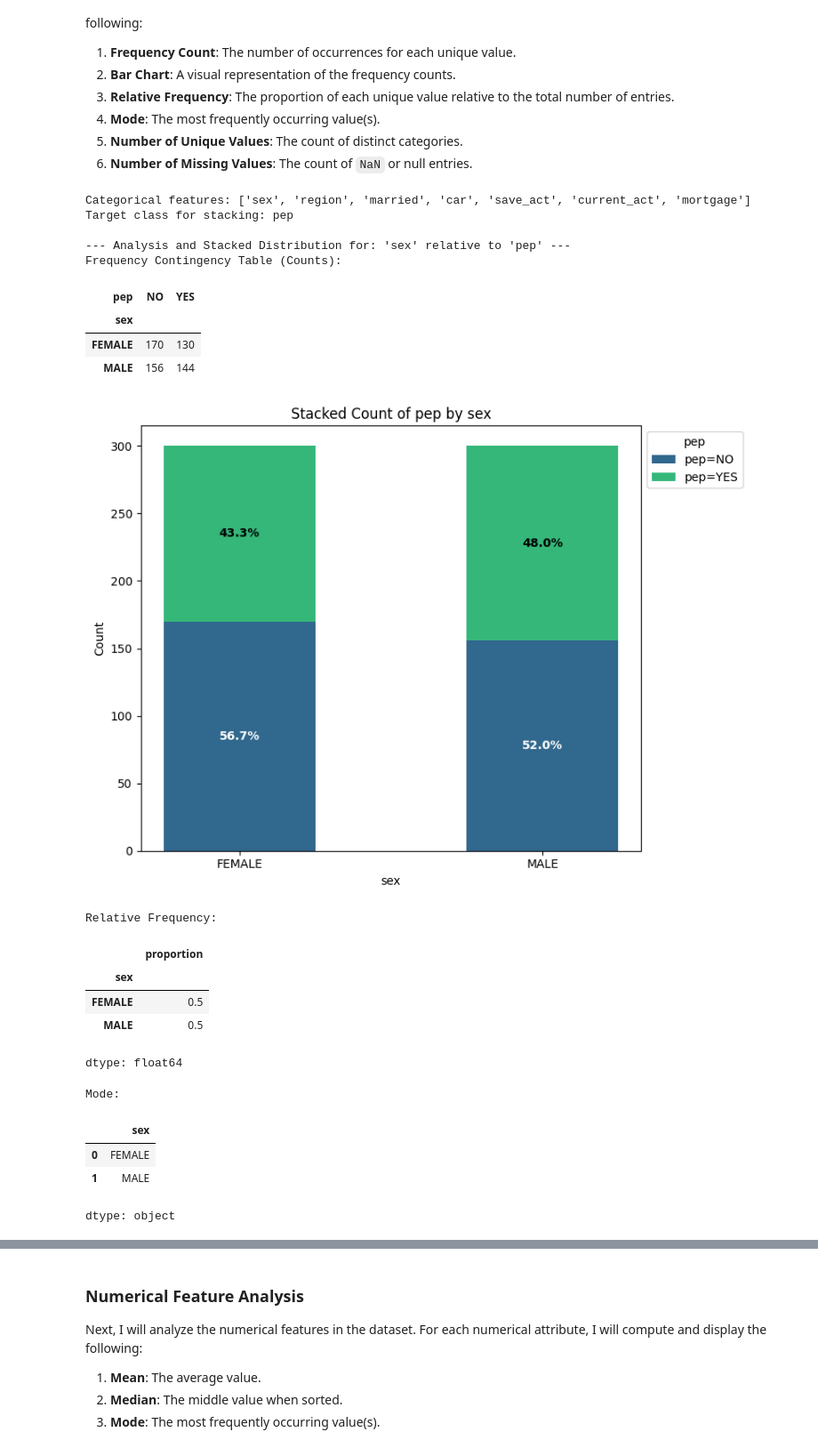
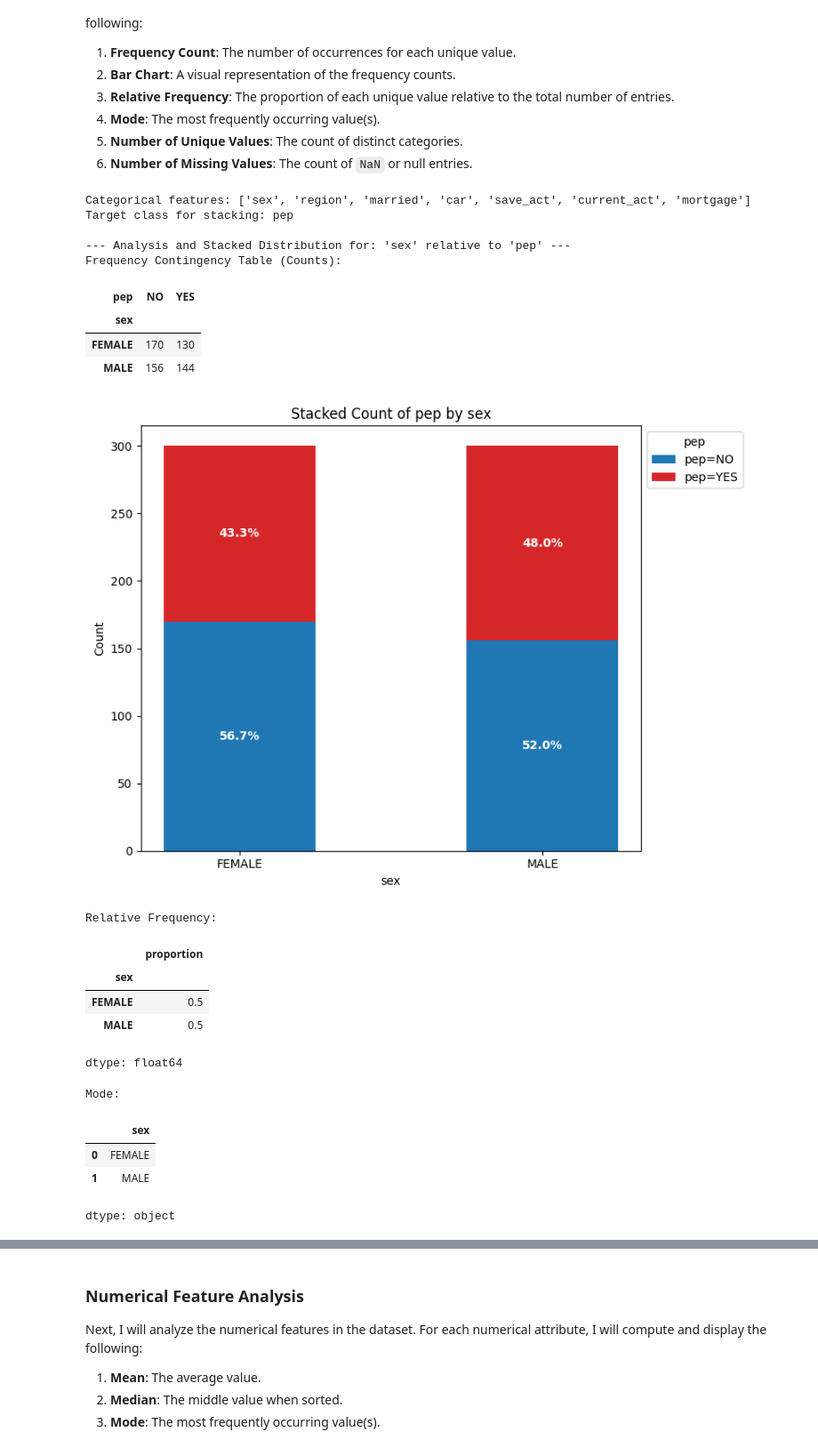
Before and after one commit to matteogolfarelli/DataCentricAI, a Jupyter notebook: Data Understanding/Statistical_Summary - Univariate.ipynb, the cells around one changed output, grey strips where cells are left out. Shown at 89% size. Cells and saved outputs as stored; diff of their text form; code cells hidden in the pictures.

```diff
--- a/Data Understanding/Statistical_Summary - Univariate.ipynb
+++ b/Data Understanding/Statistical_Summary - Univariate.ipynb
@@ -73,6 +73,10 @@ target_col = 'pep'
 
 print(f"Categorical features: {categorical_cols}")
 print(f"Target class for stacking: {target_col}")
+
+# Define custom red and blue color palette
+# Using Blue for NO and Red for YES
+custom_palette = ['#1f77b4', '#d62728']
 
 for col in categorical_cols:
     print(f"\n--- Analysis and Stacked Distribution for: '{col}' relative to '{target_col}' ---")
@@ -86,7 +90,6 @@ for col in categorical_cols:
     fig, ax = plt.subplots(figsize=(8, 6))
     categories = crosstab_df.index
     bottom = pd.Series(0.0, index=categories)
-    colors = sns.color_palette('viridis', n_colors=len(crosstab_df.columns))
 
     # Total count for each attribute value to calculate percentages
     totals = crosstab_df.sum(axis=1)
@@ -94,7 +97,7 @@ for col in categorical_cols:
     # Plot stacked segments for each class value of the target
     for idx, target_val in enumerate(crosstab_df.columns):
         count_values = crosstab_df[target_val]
-        ax.bar(categories, count_values, bottom=bottom, label=f"{target_col}={target_val}", color=colors[idx], width=0.5)
+        ax.bar(categories, count_values, bottom=bottom, label=f"{target_col}={target_val}", color=custom_palette[idx], width=0.5)
 
         # Annotate each segment with its percentage of the subtotal
         for cat in categories:
@@ -104,7 +107,7 @@ for col in categorical_cols:
                 pct = (count / subtotal) * 100
                 ax.text(cat, bottom[cat] + count/2, f"{pct:.1f}%",
                         ha='center', va='center', fontweight='bold',
-                        color='white' if idx == 0 else 'black')
+                        color='white')
         bottom += count_values
 
     plt.title(f'Stacked Count of {target_col} by {col}')
@@ -114,34 +117,34 @@ for col in categorical_cols:
     plt.tight_layout()
     plt.show()
 
     # 3. Relative Frequency
     relative_freq = df[col].value_counts(normalize=True)
     print("Relative Frequency:")
     display(relative_freq)
 
     # 4. Mode of the feature
     mode_value = df[col].mode()
     print("Mode:")
     display(mode_value)
 
     # 5. Number of Unique Values
     num_unique = df[col].nunique()
     print(f"Number of Unique Values: {num_unique}")
 
     # 6. Number of Missing Values
     missing_values = df[col].isnull().sum()
     print(f"Number of Missing Values: {missing_values}")
 # %% [output]
 Categorical features: ['sex', 'region', 'married', 'car', 'save_act', 'current_act', 'mortgage']
 Target class for stacking: pep
 
 --- Analysis and Stacked Distribution for: 'sex' relative to 'pep' ---
 Frequency Contingency Table (Counts):
 | pep | NO | YES |
 | sex |  |  |
 | FEMALE | 170 | 130 |
 | MALE | 156 | 144 |
-[figure, old version]
+[figure, new version]
 Relative Frequency:
 |  | proportion |
 | sex |  |
```
Also changed, not shown: parts of 3 cells of this notebook.
